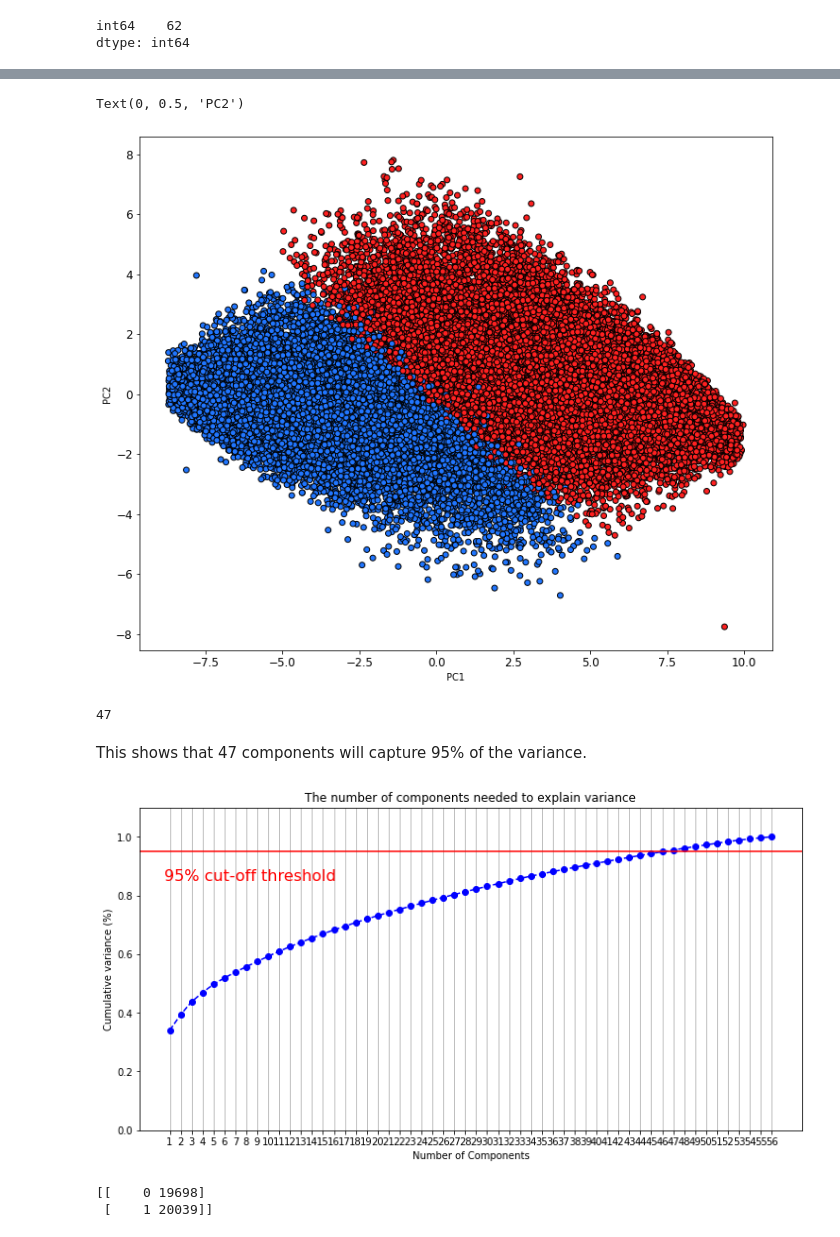
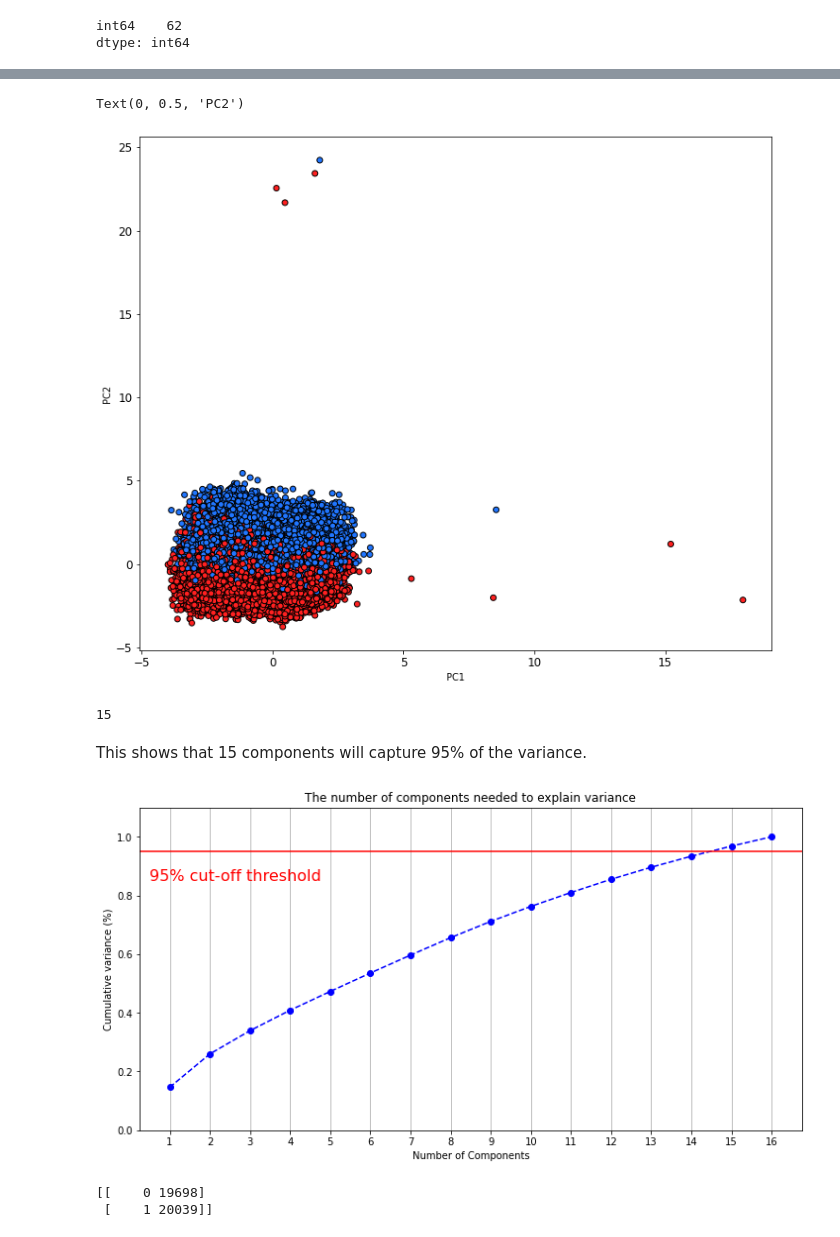
Before and after one commit to tfgerling/Final_project, a Jupyter notebook: Just Jamie thinking about data modeling.ipynb, the cells around one changed output, grey strips where cells are left out. Saved outputs shown, nothing was run; the diff lists cells and outputs as text; code cells hidden in the pictures.

```diff
--- a/Just Jamie thinking about data modeling.ipynb
+++ b/Just Jamie thinking about data modeling.ipynb
@@ -77,7 +54,7 @@ for i in df['Depression_cat']:
     else:
         bin_out.append(0)
 
-df['Depression_cat_bin']=bin_out
+df['Outcome']=bin_out
 
 df.head()
 # %% [output]
@@ -121,0 +70,2 @@ d_data.head()
+# %%
+df.drop(['Q'+str(i)+'A' for i in range(3,43)],axis=1,inplace=True)
@@ -121,0 +86,6 @@ d_data.head()
+# %%
+# PCA with only 2 Principal Components first, and visualization
+
+#Scale the data
+scaler = StandardScaler()
+scaled=scaler.fit_transform(df)
@@ -122,33 +98,21 @@ d_data.head()
 # %%
-# PCA with only 2 Principal Components first, and visualization
-
-#Scale the data
-scaler = StandardScaler()
-scaled=scaler.fit_transform(d_data)
-
-#Obtain principal components
-pca = PCA().fit_transform(scaled)
-
-pc1 = pca[:,0]
-pc2 = pca[:,1]
-
 #Plot principal components
 plt.figure(figsize=(12,10))
 
-colour = ['#ff2121' if y == 1 else '#2176ff' for y in d_data['y']]
+colour = ['#ff2121' if y == 1 else '#2176ff' for y in df['Outcome']]
 plt.scatter(pc1,pc2 ,c=colour,edgecolors='#000000')
 plt.yticks(size=12)
 plt.xticks(size=12)
 plt.xlabel('PC1')
 plt.ylabel('PC2')
 # %% [output]
 Text(0, 0.5, 'PC2')
-[figure, old version]
+[figure, new version]
 # %%
 #Scale the data
 scaler = StandardScaler()
-X = scaler.fit_transform(d_data.drop('y',axis=1))
-y = d_data['y'].values.reshape(-1,1)
+X = scaler.fit_transform(df.drop('Outcome',axis=1))
+y = df['Outcome'].values.reshape(-1,1)
 
 # 95% of variance
 pca = PCA(n_components = 0.95)
@@ -157,25 +121,25 @@ reduced_ninety_five = pca.transform(X)
 no_comp = reduced_ninety_five.shape[1]
 no_comp
 # %% [output]
-47
+15
 # %% [markdown]
-This shows that 47 components will capture 95% of the variance.
+This shows that 15 components will capture 95% of the variance.
 # %%
-# Visualizing the PCA determination of number of components
+# Visualization for PCA determination of number of components
 
 pca = PCA().fit(X)
 
 plt.rcParams["figure.figsize"] = (12,6)
 
 fig, ax = plt.subplots()
-xi = np.arange(1, 57, step=1)
+xi = np.arange(1, 17, step=1)
 y_pca = np.cumsum(pca.explained_variance_ratio_)
 
 plt.ylim(0.0,1.1)
 plt.plot(xi, y_pca, marker='o', linestyle='--', color='b')
 
 plt.xlabel('Number of Components')
-plt.xticks(np.arange(1, 57, step=1)) #change from 0-based array index to 1-based human-readable label
+plt.xticks(np.arange(1, 17, step=1)) #change from 0-based array index to 1-based human-readable label
 plt.ylabel('Cumulative variance (%)')
 plt.title('The number of components needed to explain variance')
 
@@ -185,7 +149,7 @@ plt.text(0.5, 0.85, '95% cut-off threshold', color = 'red', fontsize=16)
 ax.grid(axis='x')
 plt.show()
 # %% [output]
-[figure, old version]
+[figure, new version]
 # %%
 # Perform PCA again with optimal number of principal components
 pca = PCA(n_components = no_comp)
```
Also changed, not shown: parts of 23 cells of this notebook.
